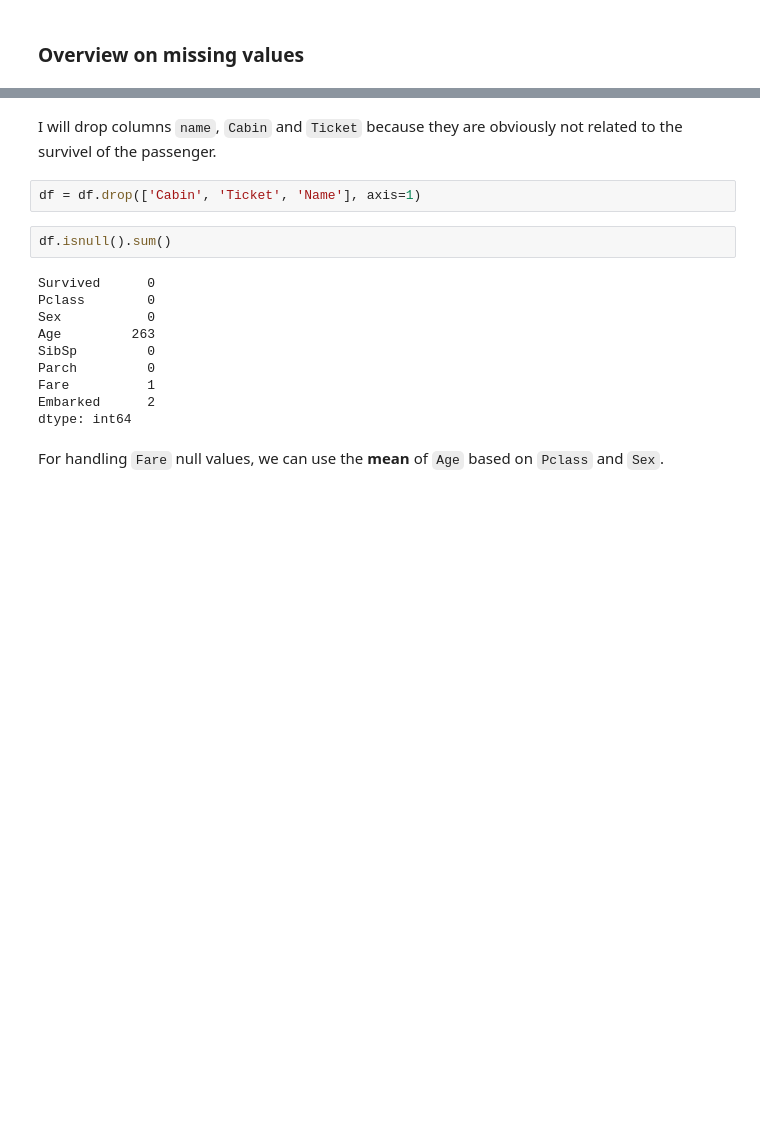
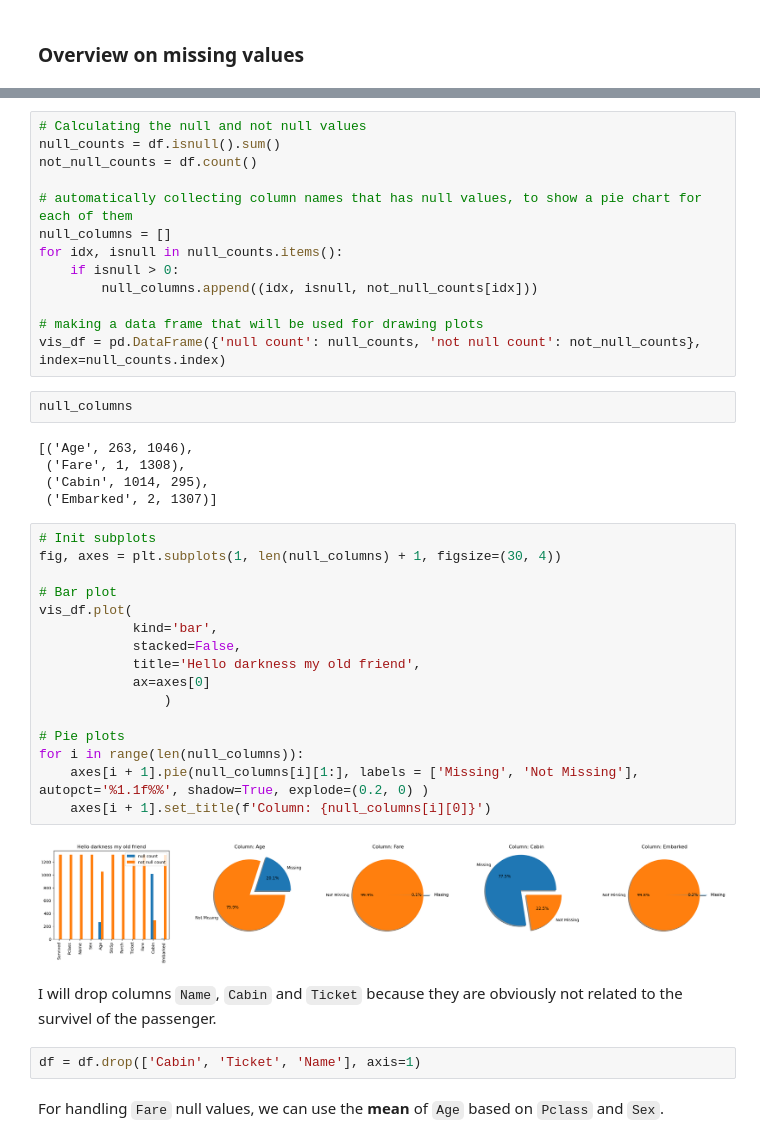
Before and after one commit to AmirAAZ818/ML-Assignments-2024, a Jupyter notebook: Analyzing Titanic Survival Rates/Analyzing Titanic Survival Rates.ipynb, the cells around one changed output, grey strips where cells are left out. Drawn from its saved outputs; the diff is of its cells as text; blank space fills up the shorter version.

```diff
--- a/Analyzing Titanic Survival Rates/Analyzing Titanic Survival Rates.ipynb
+++ b/Analyzing Titanic Survival Rates/Analyzing Titanic Survival Rates.ipynb
@@ -83,19 +99,45 @@ df.tail()
+# %%
+# Calculating the null and not null values
+null_counts = df.isnull().sum()
+not_null_counts = df.count()
+
+# automatically collecting column names that has null values, to show a pie chart for each of them
+null_columns = []
+for idx, isnull in null_counts.items():
+    if isnull > 0:
+        null_columns.append((idx, isnull, not_null_counts[idx]))
+
+# making a data frame that will be used for drawing plots
+vis_df = pd.DataFrame({'null count': null_counts, 'not null count': not_null_counts}, index=null_counts.index)
+# %%
+null_columns
+# %% [output]
+[('Age', 263, 1046),
+ ('Fare', 1, 1308),
+ ('Cabin', 1014, 295),
+ ('Embarked', 2, 1307)]
+# %%
+# Init subplots
+fig, axes = plt.subplots(1, len(null_columns) + 1, figsize=(30, 4))
+
+# Bar plot
+vis_df.plot(
+            kind='bar',
+            stacked=False,
+            title='Hello darkness my old friend',
+            ax=axes[0]
+                )
+
+# Pie plots
+for i in range(len(null_columns)):
+    axes[i + 1].pie(null_columns[i][1:], labels = ['Missing', 'Not Missing'], autopct='%1.1f%%', shadow=True, explode=(0.2, 0) )
+    axes[i + 1].set_title(f'Column: {null_columns[i][0]}')
+# %% [output]
+[figure, added]
 # %% [markdown]
-I will drop columns `name`, `Cabin` and `Ticket` because they are obviously not related to the survivel of the passenger.
+I will drop columns `Name`, `Cabin` and `Ticket` because they are obviously not related to the survivel of the passenger.
 # %%
 df = df.drop(['Cabin', 'Ticket', 'Name'], axis=1)
-# %%
-df.isnull().sum()
-# %% [output]
-Survived      0
-Pclass        0
-Sex           0
-Age         263
-SibSp         0
-Parch         0
-Fare          1
-Embarked      2
-dtype: int64
 # %% [markdown]
 For handling `Fare` null values, we can use the **mean** of `Age` based on `Pclass` and `Sex`.
 # %%
```
Also changed, not shown: parts of 3 cells of this notebook.
